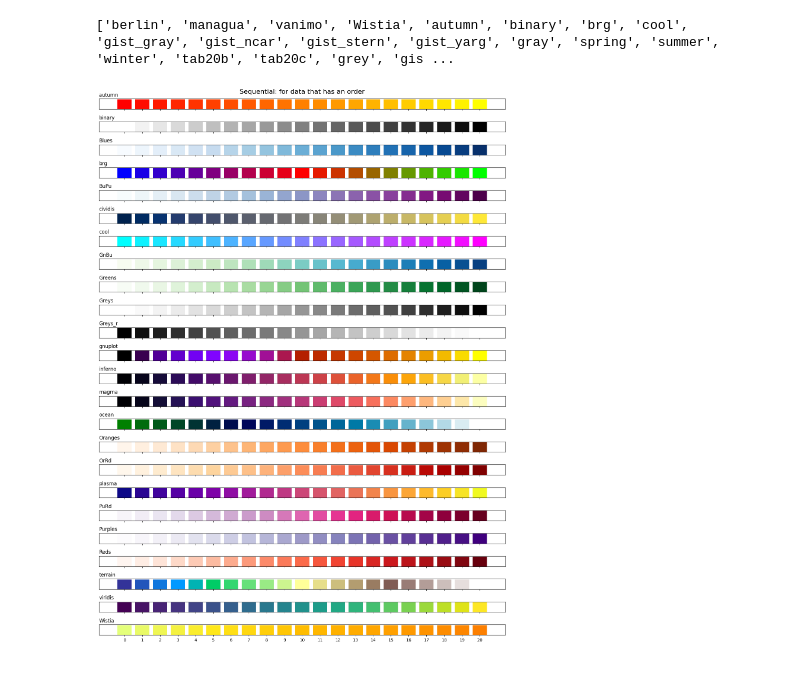
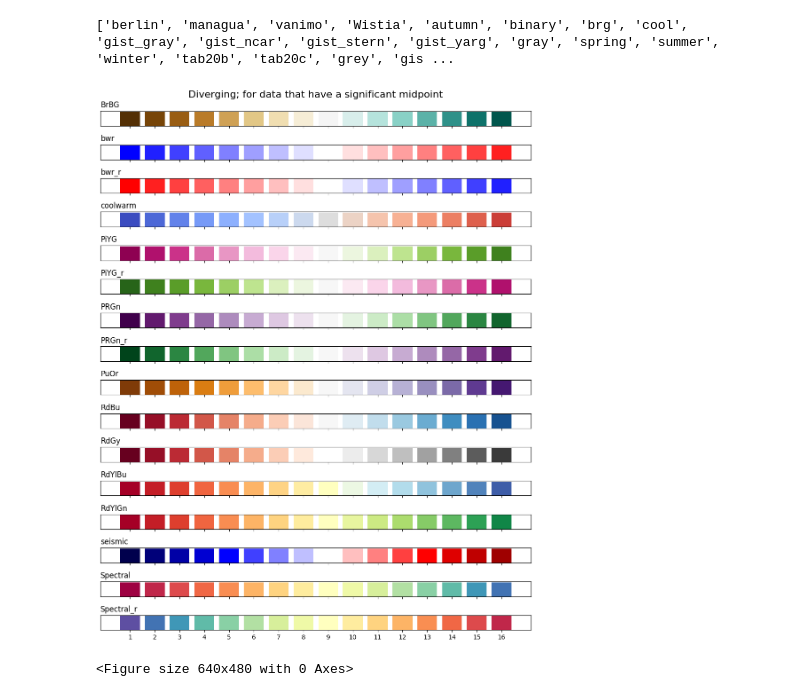
Before and after one commit to jmonti-gh/jm_datascience, a Jupyter notebook: test_jm/palette.ipynb, the cells around one changed output. Drawn from its saved outputs; the diff is of its cells as text; code cells hidden in the pictures.

Commit message:
chore: show_plt_palettes()

```diff
--- a/test_jm/palette.ipynb
+++ b/test_jm/palette.ipynb
@@ -150,0 +269,13 @@ def get_colors_list(palette: str, n_items: Optional[int] = 10) -> list[str]:
+# %%
+palette_group = ['berlin', 'flag_r', 'hsv', 'casa']
+# color_lists = [get_colors_list(pltt, n_items=10) for pltt in palette_group]
+
+# for color_list in color_lists:
+#     print(color_list)
+
+for pltt in palette_group:
+    try:
+        color_list = get_colors_list(pltt, n_items=9)
+        print(pltt)
+    except ValueError:
+        pass
@@ -196,54 +375,60 @@ def show_palettes(palette_group_key: str='Qualitatives', n_items: int=15) -> plt
     # Verified n_times parameter
     if n_items < 1 or n_items > 25:
         raise ValueError(f"'n_items' parameter not valid. Must be > 1 and < 26. Got '{n_items}'.")
-    n_items = int(n_items)
+    n_items = int(n_items) + 1
 
     # Create a sample series with n_items
-    sr = to_series({str(i): 1 for i in range(n_items)})
+    sr = to_series({str(i): 1 for i in range(1, n_items)})
 
     # Palette Group lists
     Qualitatives = ['Accent', 'colorblind', 'Dark2', 'Dark2_r', 'flag', 'Paired', 'Pastel1', 'Pastel2',
                     'prism', 'Set1', 'Set2', 'Set3', 'tab10', 'tab20', 'tab20b', 'tab20c']
 
     Sequential = ['autumn', 'binary', 'Blues', 'brg', 'BuPu', 'cividis', 'cool', 'GnBu',
               'Greens', 'Greys', 'Greys_r', 'gnuplot', 'inferno', 'magma', 'ocean', 'Oranges',
               'OrRd', 'plasma', 'PuRd', 'Purples', 'Reds', 'terrain', 'viridis', 'Wistia']
 
     Diverging = ['BrBG', 'bwr', 'bwr_r', 'coolwarm', 'PiYG', 'PiYG_r', 'PRGn', 'PRGn_r',
                  'PuOr', 'RdBu', 'RdGy', 'RdYlBu', 'RdYlGn', 'seismic', 'Spectral', 'Spectral_r']
 
-    Cyclic = ['berlin', 'colorwheel', 'cubehelix', 'cubehelix_r', 'flag_r', 'gist_rainbow', 'hsv', 'managua',
+    Cyclic = ['berlin', 'berlin_r', 'cubehelix', 'cubehelix_r', 'flag_r', 'gist_rainbow', 'hsv', 'managua',
               'nipy_spectral', 'rainbow', 'rainbow_r', 'twilight', 'twilight_shifted', 'turbo', 'vanimo']
 
     # Get the palette group based on the input string (the one selected by the user)
     palette_group_dic = {
         'Qualitatives': (Qualitatives, 'for categorical data'),
         'Sequential': (Sequential, 'for data that has an order'),
         'Diverging': (Diverging, 'for data that have a significant midpoint'),
         'Cyclic': (Cyclic, 'for data that repeats, such as angles or phases'),
     }
 
-    palette_group = palette_group_dic[palette_group_key][0]         # Get the list of palettes for the selected group
-    palette_group_desc = palette_group_dic[palette_group_key][1]    # Get the description for the selected group
+    defaults_for_sample = ('Sample', 'of Matplotlib palettes')
+    palette_group = palette_group_dic.get(palette_group_key, defaults_for_sample)[0]         # Get the list of palettes for the selected group
+    palette_group_desc = palette_group_dic.get(palette_group_key, defaults_for_sample)[1]    # Get the description for the selected group
 
-    # Get the colors lisst for the selected palette group - Each list contains n_items colors
-    color_lists = [get_colors_list(pltt, n_items=len(sr)) for pltt in palette_group]
+    fig, axs = plt.subplots(len(palette_group), 1, figsize=(10, len(palette_group)/1.25), tight_layout=True, sharex=True)
+    fig.suptitle(f"{palette_group_key}; {palette_group_desc}", fontsize=16, fontweight='medium')
 
-    fig, axs = plt.subplots(len(palette_group), 1, figsize=(14, len(palette_group)/1.25), tight_layout=True, sharex=True)
-    fig.suptitle(f"{palette_group_key}: {palette_group_desc}", fontsize=16, fontweight='medium')
+    for ax, pltt in zip(axs, palette_group):
+        try:
+            color_list = get_colors_list(pltt, n_items=n_items)
+            ax.bar(sr.index, sr, color=color_list)
+            ax.set_title(pltt, loc='left', fontsize=12, fontweight='medium')
+            ax.set_yticks([])
+        except ValueError:
+            pltt = f"'{pltt}' is not currently a valid Matplotlib palette (cmap)"
+        finally:
+            ax.set_title(pltt, loc='left', fontsize=12, fontweight='medium')
+            ax.set_yticks([])                                                   # Hide y-ticks for cleaner look
 
-    for ax, pltt, color_list in zip(axs, palette_group, color_lists):
-        ax.bar(sr.index, sr, color=color_list)
-        ax.set_title(pltt, loc='left', fontsize=12, fontweight='medium')
-        ax.set_yticks([])                                                   # Hide y-ticks for cleaner look
-
-    # plt.show()
+    plt.show()
     return plt.gcf()  # Return the current figure for further manipulation if needed
 
 
-fig = show_palettes(palette_group_key='Sequential', n_items=21)
+fig = show_palettes(n_items=16, palette_group_key='Diverging')
 # %% [output]
-[figure, old version]
+[figure, new version]
+<Figure size 640x480 with 0 Axes>
 # %%
 n_items = 24
 sr = to_series({str(i): 1 for i in range(n_items)})
```
Also changed, not shown: parts of 5 cells of this notebook, 2 other files.
